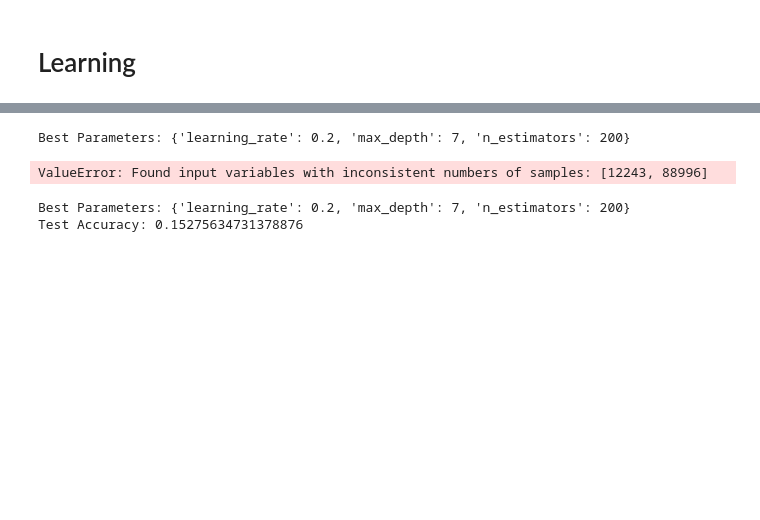
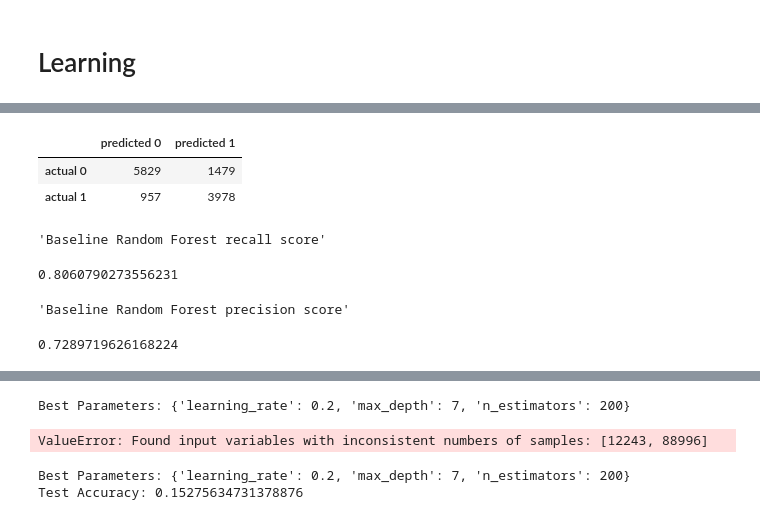
Before and after one commit to dansil2301/MarketBot, a Jupyter notebook: DataAnalyze/AI_traning.ipynb, the cells around one changed output, grey strips where cells are left out. Saved outputs shown, nothing was run; the diff lists cells and outputs as text; code cells hidden in the pictures; blank space fills up the shorter version.

Commit message:
improved model with new data management, recall 80%, precision 72%

```diff
--- a/DataAnalyze/AI_traning.ipynb
+++ b/DataAnalyze/AI_traning.ipynb
@@ -213,30 +274,37 @@ rs.best_params_
 # %%
 """
 just in case
-{'n_estimators': 800,
- 'min_samples_split': 28,
- 'min_samples_leaf': 12,
+{'n_estimators': 600,
+ 'min_samples_split': 23,
+ 'min_samples_leaf': 2,
  'max_features': 'sqrt',
- 'max_depth': 14,
- 'bootstrap': True}
+ 'max_depth': 15,
+ 'bootstrap': False}
 """
-
 
 from sklearn.metrics import confusion_matrix, precision_score
 
-# y_pred_probs = rfc.predict_proba(X_test_scaled)[:, 1]
-#
-# new_threshold = 0.8  # Example: setting a higher threshold
-#
-# # Adjust the predicted labels based on the new threshold
-# y_pred = (y_pred_probs >= new_threshold).astype(int)
-y_pred = rfc.predict(X_test_scaled)
+y_pred_probs = rfc.predict_proba(X_test_scaled)[:, 1]
+
+new_threshold = 0.5  # Example: setting a higher threshold
+
+# Adjust the predicted labels based on the new threshold
+y_pred = (y_pred_probs >= new_threshold).astype(int)
+#y_pred = rfc.predict(X_test_scaled)
 
 conf_matrix_baseline = pd.DataFrame(confusion_matrix(y_test, y_pred), index = ['actual 0', 'actual 1'], columns = ['predicted 0', 'predicted 1'])
 
 display(conf_matrix_baseline)
 display('Baseline Random Forest recall score', recall_score(y_test, y_pred))
 display('Baseline Random Forest precision score', precision_score(y_test, y_pred))
+# %% [output]
+|  | predicted 0 | predicted 1 |
+| actual 0 | 5829 | 1479 |
+| actual 1 | 957 | 3978 |
+'Baseline Random Forest recall score'
+0.8060790273556231
+'Baseline Random Forest precision score'
+0.7289719626168224
 # %%
 from sklearn.ensemble import GradientBoostingClassifier
 from sklearn.metrics import recall_score
```
Also changed, not shown: parts of 10 cells of this notebook, 1 other file.
